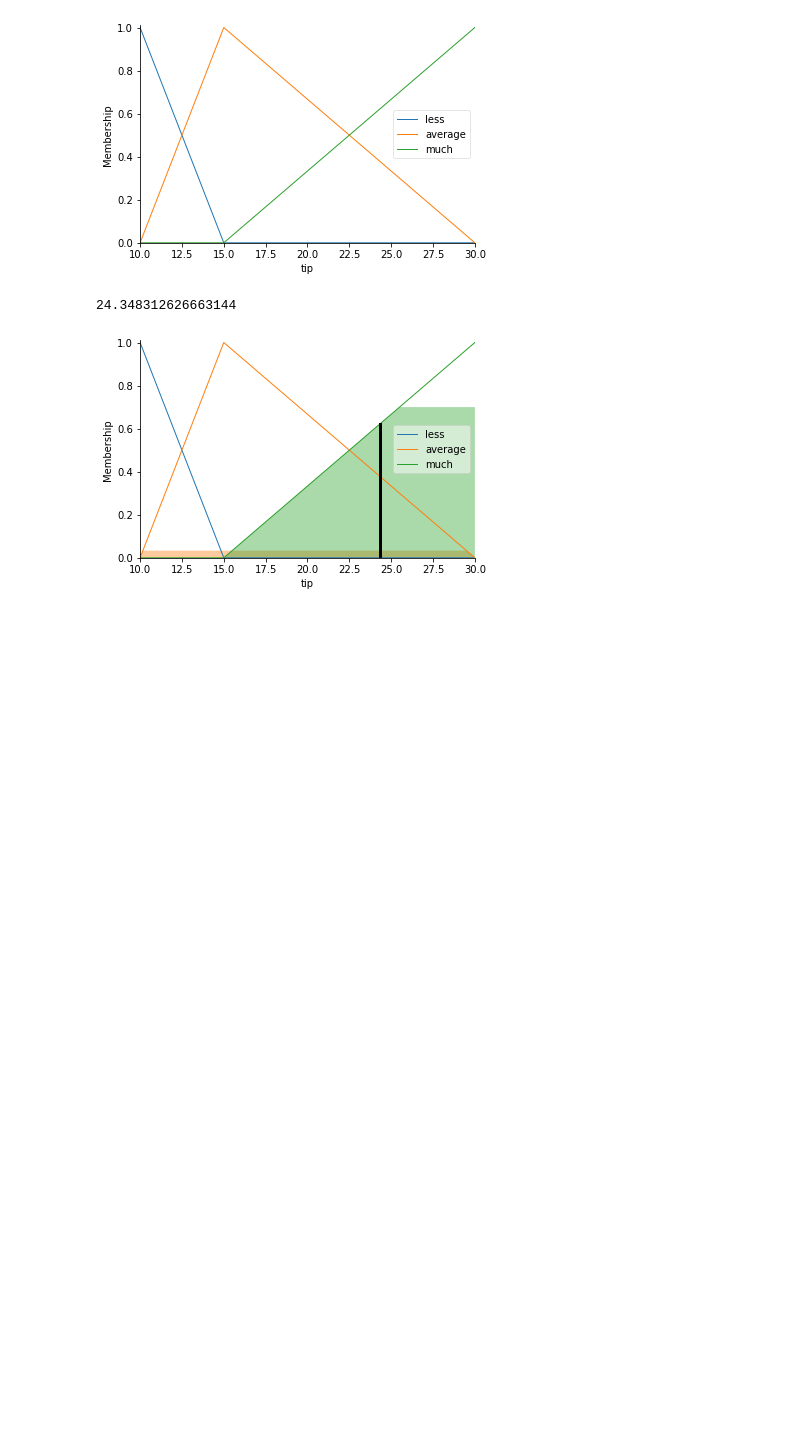
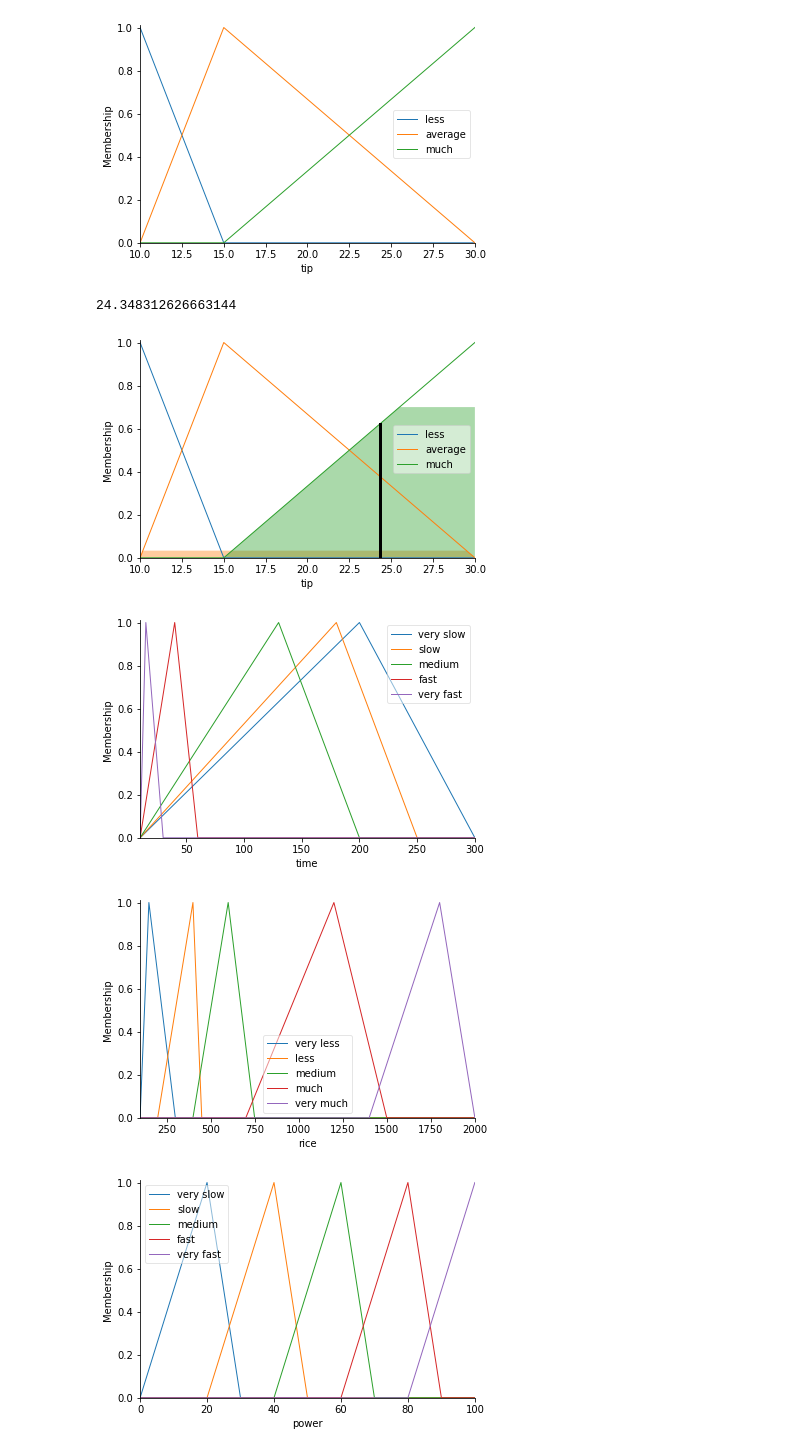
Before and after one commit to HoDinhKhanh/AI, a Jupyter notebook: bai2.ipynb, the cells around one changed output. Drawn from its saved outputs; the diff is of its cells as text; code cells hidden in the pictures; blank space fills up the shorter version.

```diff
--- a/bai2.ipynb
+++ b/bai2.ipynb
@@ -88,0 +93,27 @@ tip.view(sim = tipping)
+# %%
+time = ctrl.Antecedent(np.arange(10,301,1), 'time')
+rice = ctrl.Antecedent(np.arange(100,2001,1), 'rice')
+power = ctrl.Consequent(np.arange(0,101,1), 'power')
+# %%
+time['very slow'] = fuzz.trimf(time.universe, [10,200,300])
+time['slow'] = fuzz.trimf(time.universe, [10,180,250])
+time['medium'] = fuzz.trimf(time.universe, [10,130,200])
+time['fast'] = fuzz.trimf(time.universe, [10,40,60])
+time['very fast'] = fuzz.trimf(time.universe, [10,15,30])
+time.view()
+rice['very less'] = fuzz.trimf(rice.universe, [100,150,300])
+rice['less'] = fuzz.trimf(rice.universe, [200,400,450])
+rice['medium'] = fuzz.trimf(rice.universe, [400,600,750])
+rice['much'] = fuzz.trimf(rice.universe, [700,1200,1500])
+rice['very much'] = fuzz.trimf(rice.universe, [1400,1800,2000])
+rice.view()
+power['very slow'] = fuzz.trimf(power.universe, [0,20,30])
+power['slow'] = fuzz.trimf(power.universe, [20,40,50])
+power['medium'] = fuzz.trimf(power.universe, [40,60,70])
+power['fast'] = fuzz.trimf(power.universe, [60,80,90])
+power['very fast'] = fuzz.trimf(power.universe, [80,100,100])
+power.view()
+# %% [output]
+[figure, added]
+[figure, added]
+[figure, added]
```
Also changed, not shown: parts of 3 cells of this notebook.
